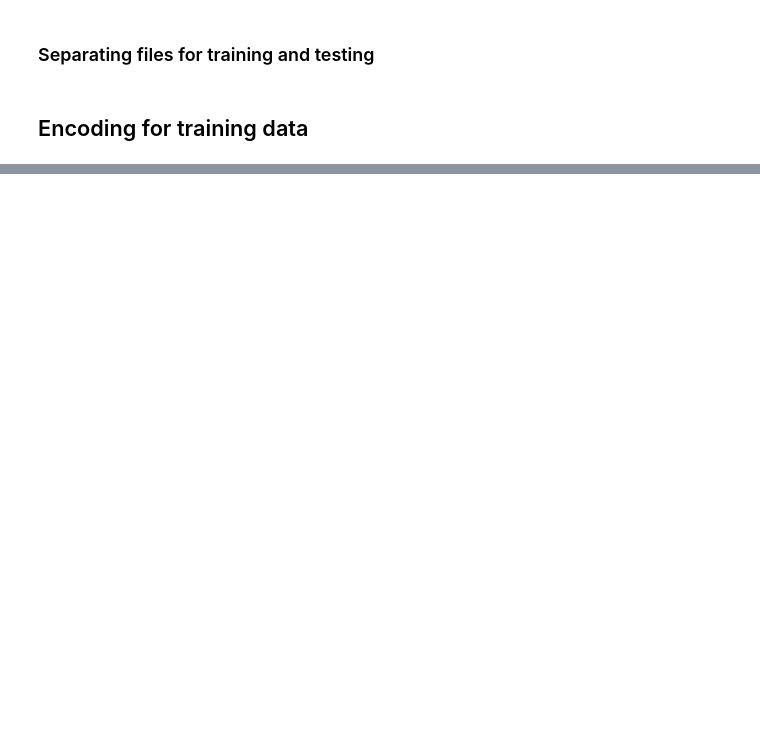
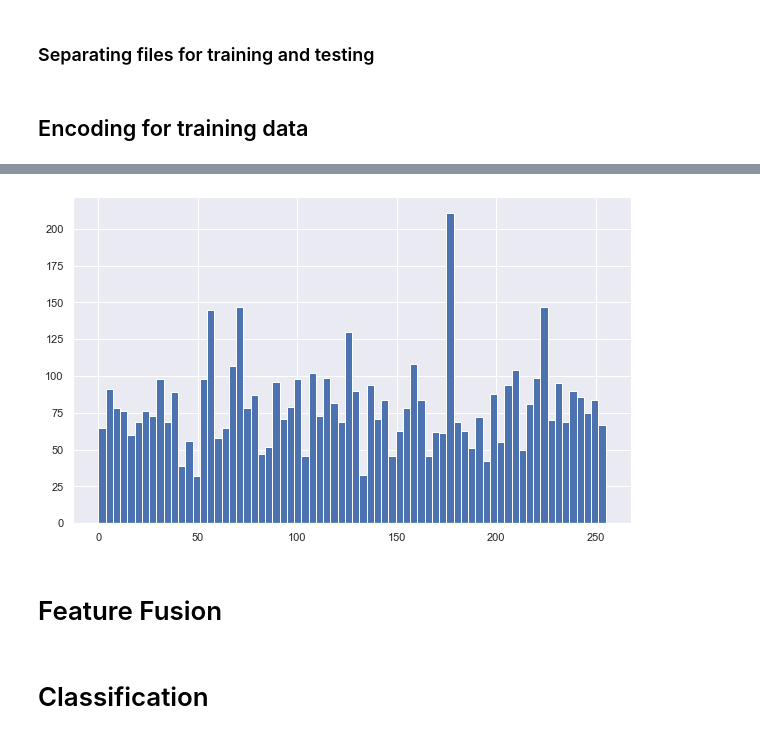
Before and after one commit to m-sabih/Action-Recognition-By-Dense-Trajectories, a Jupyter notebook: Encoding and classification.ipynb, the cells around one changed output, grey strips where cells are left out. Saved outputs shown, nothing was run; the diff lists cells and outputs as text; code cells hidden in the pictures; blank space fills up the shorter version.

Commit message:
completed classification

```diff
--- a/Encoding and classification.ipynb
+++ b/Encoding and classification.ipynb
@@ -30,5 +41,8 @@ test_set_3_files = [file for file in files if any(training_file in file for trai
 ## Encoding for training data
 # %%
 hog_codebook = pd.read_csv('hog_codebook.csv')
+hog_codebook = hog_codebook.drop(hog_codebook.columns[0],axis=1)
 mbhx_codebook = pd.read_csv('mbhx_codebook.csv')
+mbhx_codebook = mbhx_codebook.drop(mbhx_codebook.columns[0],axis=1)
 mbhy_codebook = pd.read_csv('mbhy_codebook.csv')
+mbhy_codebook = mbhy_codebook.drop(mbhy_codebook.columns[0],axis=1)
@@ -34,0 +59,25 @@ mbhy_codebook = pd.read_csv('mbhy_codebook.csv')
+# %%
+k = 256
+trajectory_range = 40
+hog_range = trajectory_range+96
+hof_range = hog_range+108
+mbhx_range = hof_range+96
+mbhy_range = mbhx_range+96
+# %%
+hog = []
+mbhx = []
+mbhy = []
+for file in training_set_files:
+
+    features = pd.read_csv(file,'\t',header=None)
+    features.drop(features.columns[-1],axis=1,inplace=True)
+
+    hog.append((file,features.iloc[:,trajectory_range:hog_range]))
+    mbhx.append((file,features.iloc[:,hof_range:mbhx_range]))
+    mbhy.append((file,features.iloc[:,mbhx_range:mbhy_range]))
+# %%
+hog_hist = np.zeros((len(training_set_files),k),"float32")
+for i in range(len(training_set_files)):
+    words,distance=vq(hog[i][1],hog_codebook)
+    for w in words:
+        hog_hist[i][w]+=1
@@ -34,0 +112,9 @@ mbhy_codebook = pd.read_csv('mbhy_codebook.csv')
+# %%
+plt.figure(figsize=(10,6))
+x = range(len(hog_hist[0]))
+y = hog_hist[0]
+plt.hist(x, weights=y, bins=70);
+# %% [output]
+[figure, added]
+# %% [markdown]
+# Feature Fusion
@@ -34,0 +125,2 @@ mbhy_codebook = pd.read_csv('mbhy_codebook.csv')
+# %% [markdown]
+# Classification
```
Also changed, not shown: parts of 60 cells of this notebook.
